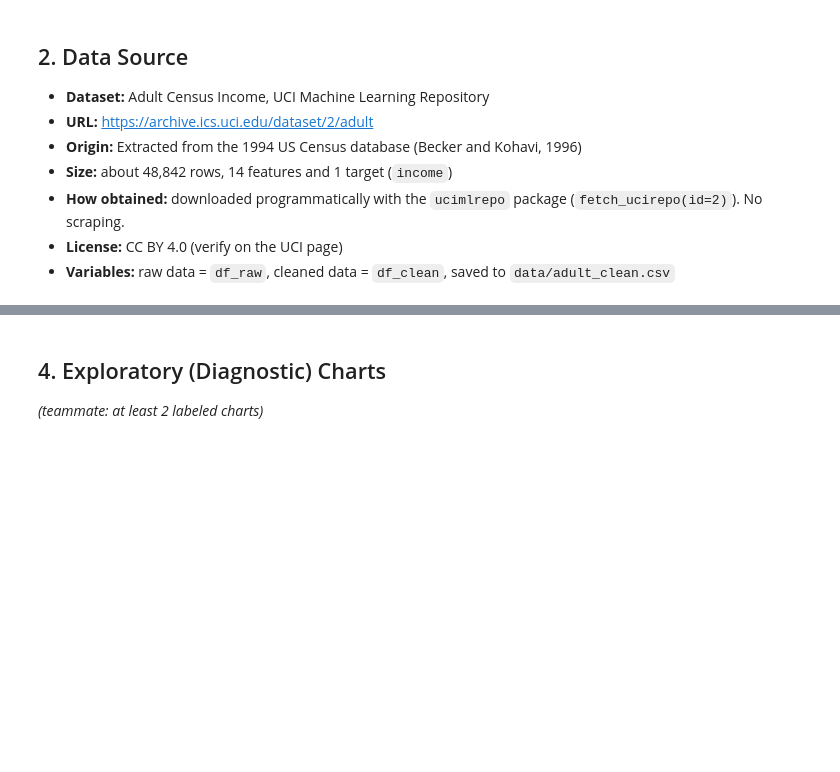
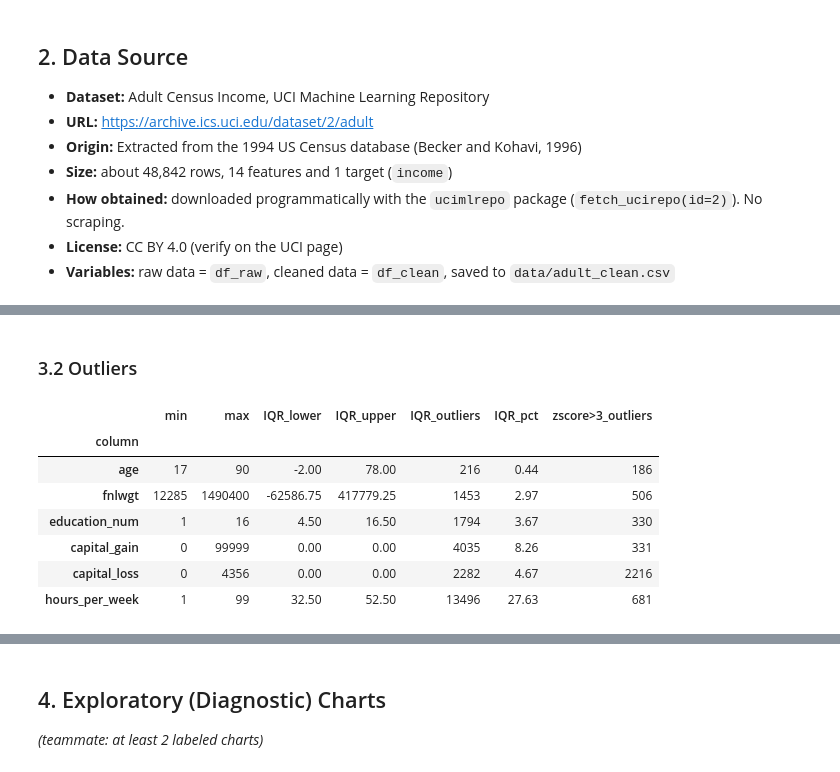
Before and after one commit to a209604-source/adult-census-profiling, a Jupyter notebook: adult_data_profiling.ipynb, the cells around one changed output, grey strips where cells are left out. Saved outputs shown, nothing was run; the diff lists cells and outputs as text; code cells hidden in the pictures; blank space fills up the shorter version.

```diff
--- a/adult_data_profiling.ipynb
+++ b/adult_data_profiling.ipynb
@@ -60,0 +149,15 @@ df_raw.head()
+# %%
+# The dataset hides missing values as "?" (and may have stray spaces), so standardise first.
+text_cols = df.select_dtypes(include=["object", "string", "category"]).columns
+for c in text_cols:
+    df[c] = df[c].astype("string").str.strip()
+df = df.replace("?", np.nan)
+
+missing = pd.DataFrame({
+    "missing_count": df.isna().sum(),
+    "missing_pct": (df.isna().mean() * 100).round(2),
+})
+missing = missing[missing.missing_count > 0].sort_values("missing_pct", ascending=False)
+print("Rows with at least one missing value:", df.isna().any(axis=1).sum(),
+      f"({df.isna().any(axis=1).mean()*100:.2f}%)")
+missing
@@ -60,0 +170,7 @@ df_raw.head()
+# %%
+# Handling: flag + fill with "Unknown" (keep the rows)
+df["missing_info_flag"] = df[["workclass", "occupation", "native_country"]].isna().any(axis=1).astype(int)
+for c in ["workclass", "occupation", "native_country"]:
+    df[c] = df[c].fillna("Unknown")
+
+print("Missing values left:", df.isna().sum().sum())
@@ -60,0 +181,32 @@ df_raw.head()
+# %% [markdown]
+### 3.2 Outliers
+# %%
+num_cols = ["age", "fnlwgt", "education_num", "capital_gain", "capital_loss", "hours_per_week"]
+
+def iqr_bounds(s):
+    q1, q3 = s.quantile([0.25, 0.75])
+    iqr = q3 - q1
+    return q1 - 1.5 * iqr, q3 + 1.5 * iqr
+
+rows = []
+for c in num_cols:
+    lo, hi = iqr_bounds(df[c])
+    z = (df[c] - df[c].mean()) / df[c].std()
+    rows.append({
+        "column": c, "min": df[c].min(), "max": df[c].max(),
+        "IQR_lower": lo, "IQR_upper": hi,
+        "IQR_outliers": int(((df[c] < lo) | (df[c] > hi)).sum()),
+        "IQR_pct": round(((df[c] < lo) | (df[c] > hi)).mean() * 100, 2),
+        "zscore>3_outliers": int((z.abs() > 3).sum()),
+    })
+outlier_summary = pd.DataFrame(rows).set_index("column")
+outlier_summary
+# %% [output]
+|  | min | max | IQR_lower | IQR_upper | IQR_outliers | IQR_pct | zscore>3_outliers |
+| column |  |  |  |  |  |  |  |
+| age | 17 | 90 | -2.00 | 78.00 | 216 | 0.44 | 186 |
+| fnlwgt | 12285 | 1490400 | -62586.75 | 417779.25 | 1453 | 2.97 | 506 |
+| education_num | 1 | 16 | 4.50 | 16.50 | 1794 | 3.67 | 330 |
+| capital_gain | 0 | 99999 | 0.00 | 0.00 | 4035 | 8.26 | 331 |
+| capital_loss | 0 | 4356 | 0.00 | 0.00 | 2282 | 4.67 | 2216 |
+| hours_per_week | 1 | 99 | 32.50 | 52.50 | 13496 | 27.63 | 681 |
```
Also changed, not shown: parts of 23 cells of this notebook.
